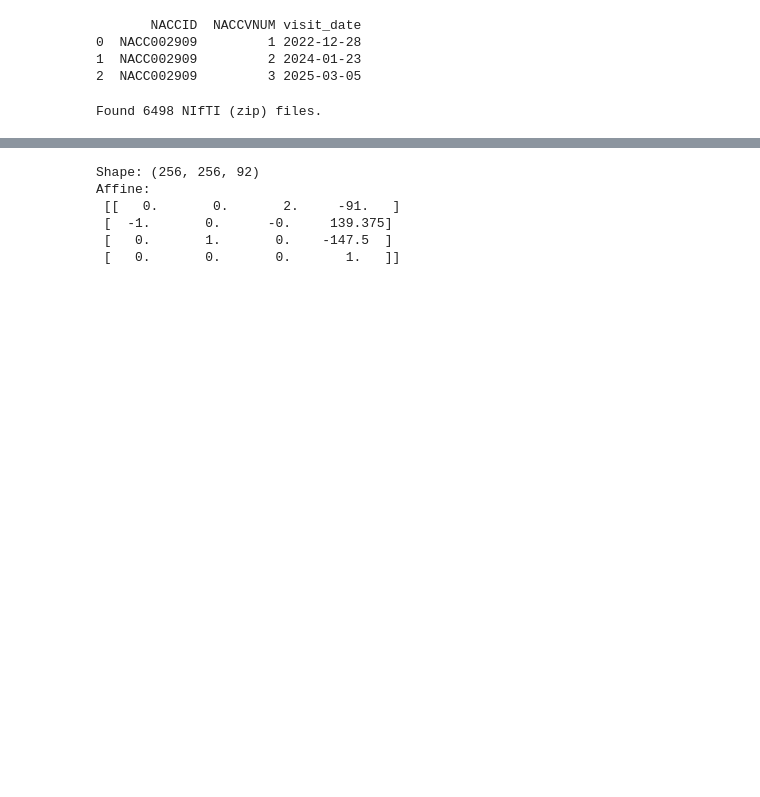
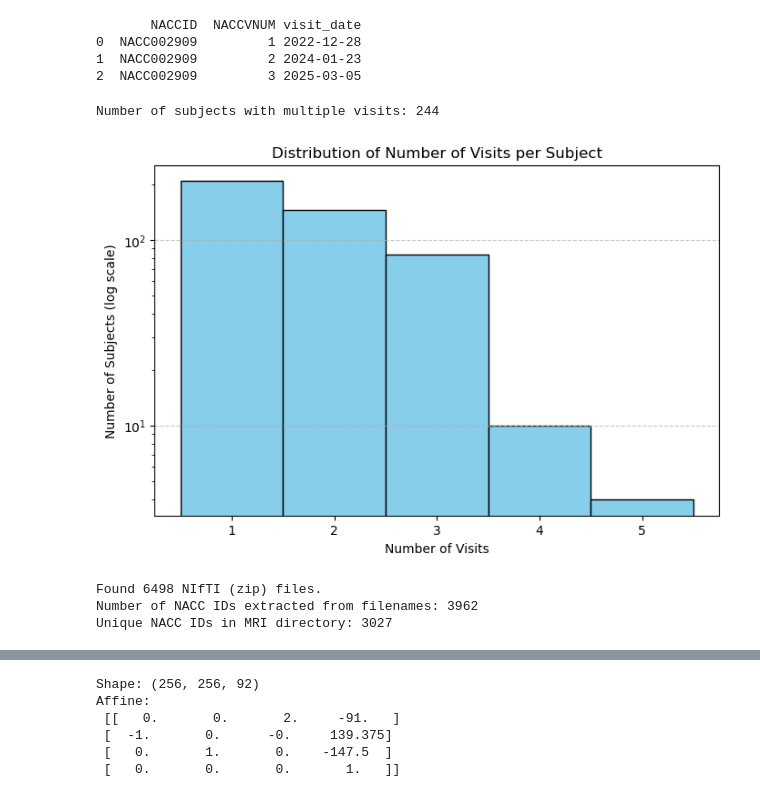
Before and after one commit to smujiang/NACC_Brain, a Jupyter notebook: data_summary.ipynb, the cells around one changed output, grey strips where cells are left out. Drawn from its saved outputs; the diff is of its cells as text; code cells hidden in the pictures; blank space fills up the shorter version.

```diff
--- a/data_summary.ipynb
+++ b/data_summary.ipynb
@@ -94,10 +114,42 @@ print(timeline[["NACCID", "NACCVNUM", "visit_date"]].head())
 0  NACC002909         1 2022-12-28
 1  NACC002909         2 2024-01-23
 2  NACC002909         3 2025-03-05
+# %%
+# check how many cases have multiple visits
+visit_counts = df["NACCID"].value_counts()
+multi_visit_counts = visit_counts[visit_counts > 1]
+print(f"Number of subjects with multiple visits: {len(multi_visit_counts)}")
+# Plot histogram of visit counts
+plt.figure(figsize=(8, 5))
+plt.hist(visit_counts, bins=range(1, visit_counts.max() + 2), align='left', color='skyblue', edgecolor='black')
+plt.yscale('log')
+plt.xlabel('Number of Visits')
+plt.ylabel('Number of Subjects (log scale)')
+plt.title('Distribution of Number of Visits per Subject')
+plt.xticks(range(1, visit_counts.max() + 1))
+plt.grid(axis='y', linestyle='--', alpha=0.7)
+plt.show()
+# %% [output]
+Number of subjects with multiple visits: 244
+[figure, added]
 # %%
 data_dir = "/Volumes/bai/NACC/MRI/all/nifti/"
 # check howmany files are in the directory
 nifti_files = [f for f in os.listdir(data_dir) if f.endswith('.nii') or f.endswith('.nii.gz')or f.endswith('.zip')]
 print(f"Found {len(nifti_files)} NIfTI (zip) files.")
+NACC_ID_list = []
+for fn in nifti_files:
+    if "NACC" in fn:
+        ele = fn.split("_")
+        for e in ele:
+            if e.startswith("NACC"):
+                nacc_id = e
+                break
+        # print("Example file NACC ID:", nacc_id)
+        NACC_ID_list.append(nacc_id)
+print("Number of NACC IDs extracted from filenames:", len(NACC_ID_list))
+print(f"Unique NACC IDs in MRI directory: {len(set(NACC_ID_list))}")
 # %% [output]
 Found 6498 NIfTI (zip) files.
+Number of NACC IDs extracted from filenames: 3962
+Unique NACC IDs in MRI directory: 3027
```
Also changed, not shown: parts of 7 cells of this notebook, 7 other files.
